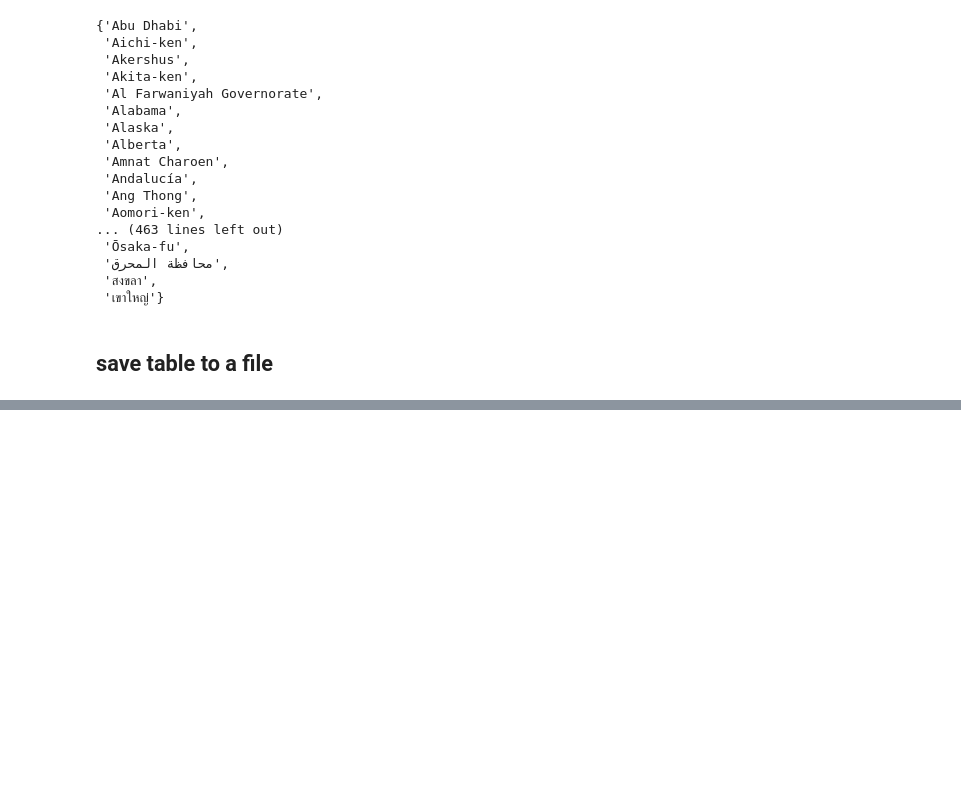
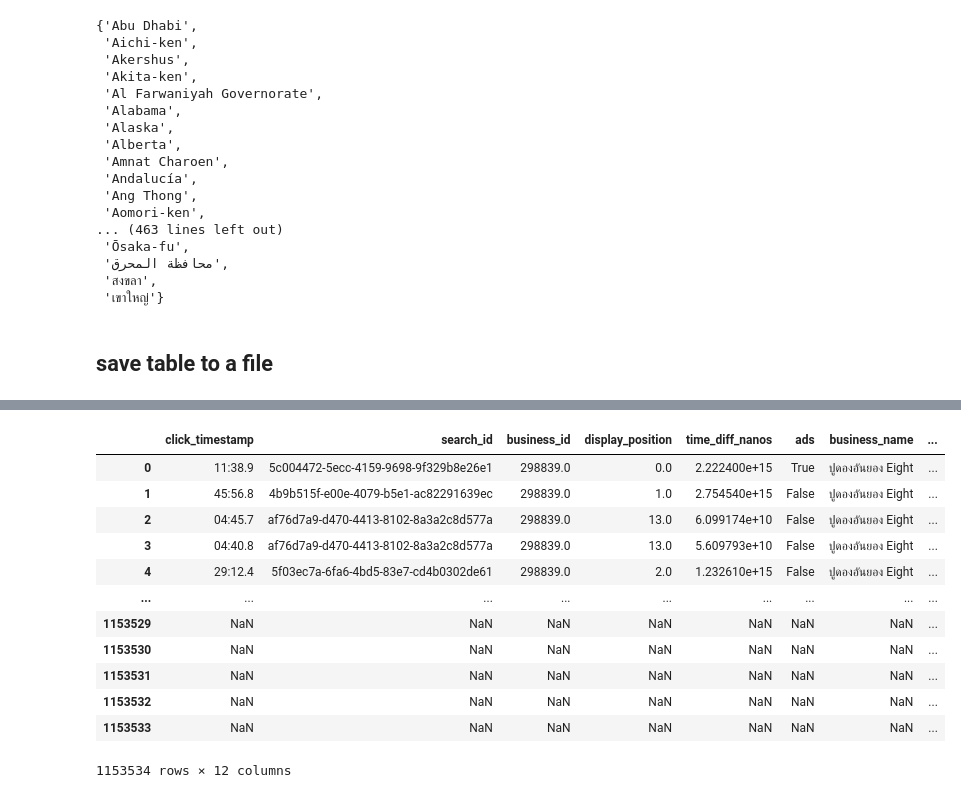
Before and after one commit to tohnperfect/python_dataviz, a Jupyter notebook: Pandas 101.ipynb, the cells around one changed output, grey strips where cells are left out. Drawn from its saved outputs; the diff is of its cells as text; code cells hidden in the pictures; blank space fills up the shorter version.

```diff
--- a/Pandas 101.ipynb
+++ b/Pandas 101.ipynb
@@ -183,0 +205,3 @@ w_restaurant_df.to_csv('test.csv')
+# %%
+small_table = w_restaurant_df[['name','city_name','zipcode','weighted_average_rating']]
+small_table
@@ -183,0 +248,2 @@ w_restaurant_df.to_csv('test.csv')
+# %%
+small_table['id'] = w_restaurant_df['id']
@@ -183,0 +278,2 @@ w_restaurant_df.to_csv('test.csv')
+# %%
+search_click_df['business_name'] = search_click_df['business_id'].map(small_table.set_index('id')['name'])
@@ -183,0 +306,18 @@ w_restaurant_df.to_csv('test.csv')
+# %%
+merged_table = search_click_df.merge(small_table, how = 'right', left_on = 'business_id', right_on= 'id')
+# %%
+merged_table
+# %% [output]
+|  | click_timestamp | search_id | business_id | display_position | time_diff_nanos | ads | business_name | ... |
+| 0 | 11:38.9 | 5c004472-5ecc-4159-9698-9f329b8e26e1 | 298839.0 | 0.0 | 2.222400e+15 | True | ปูดองอันยอง Eight | ... |
+| 1 | 45:56.8 | 4b9b515f-e00e-4079-b5e1-ac82291639ec | 298839.0 | 1.0 | 2.754540e+15 | False | ปูดองอันยอง Eight | ... |
+| 2 | 04:45.7 | af76d7a9-d470-4413-8102-8a3a2c8d577a | 298839.0 | 13.0 | 6.099174e+10 | False | ปูดองอันยอง Eight | ... |
+| 3 | 04:40.8 | af76d7a9-d470-4413-8102-8a3a2c8d577a | 298839.0 | 13.0 | 5.609793e+10 | False | ปูดองอันยอง Eight | ... |
+| 4 | 29:12.4 | 5f03ec7a-6fa6-4bd5-83e7-cd4b0302de61 | 298839.0 | 2.0 | 1.232610e+15 | False | ปูดองอันยอง Eight | ... |
+| ... | ... | ... | ... | ... | ... | ... | ... | ... |
+| 1153529 | NaN | NaN | NaN | NaN | NaN | NaN | NaN | ... |
+| 1153530 | NaN | NaN | NaN | NaN | NaN | NaN | NaN | ... |
+| 1153531 | NaN | NaN | NaN | NaN | NaN | NaN | NaN | ... |
+| 1153532 | NaN | NaN | NaN | NaN | NaN | NaN | NaN | ... |
+| 1153533 | NaN | NaN | NaN | NaN | NaN | NaN | NaN | ... |
+1153534 rows × 12 columns
```
Also changed, not shown: parts of 21 cells of this notebook.
